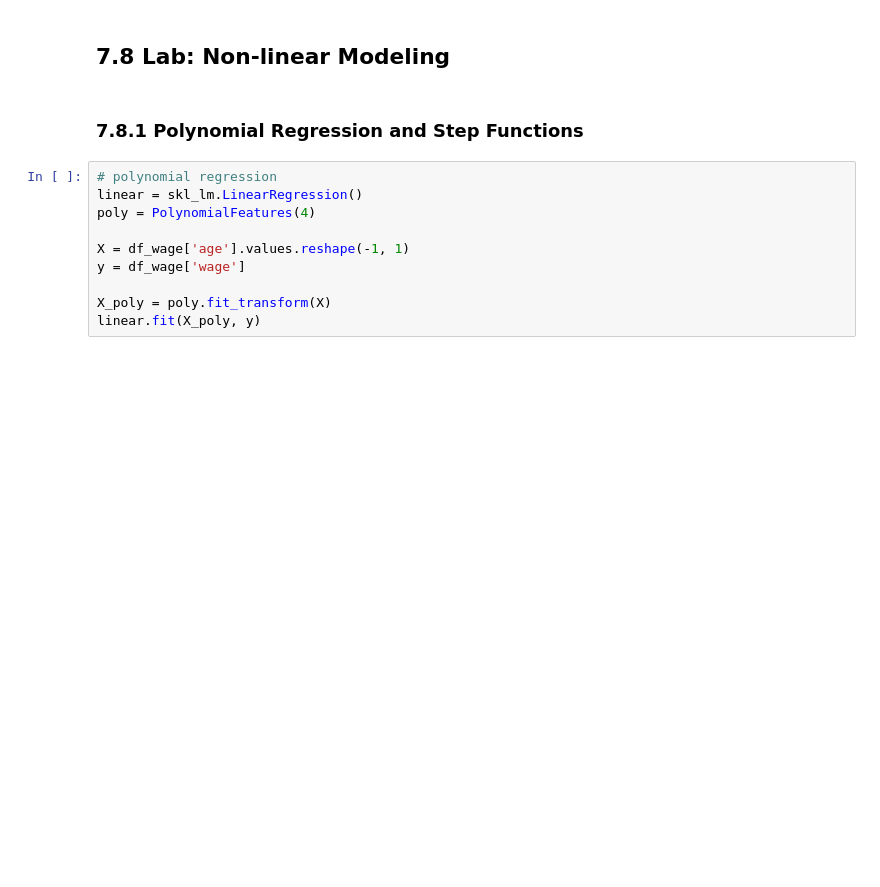
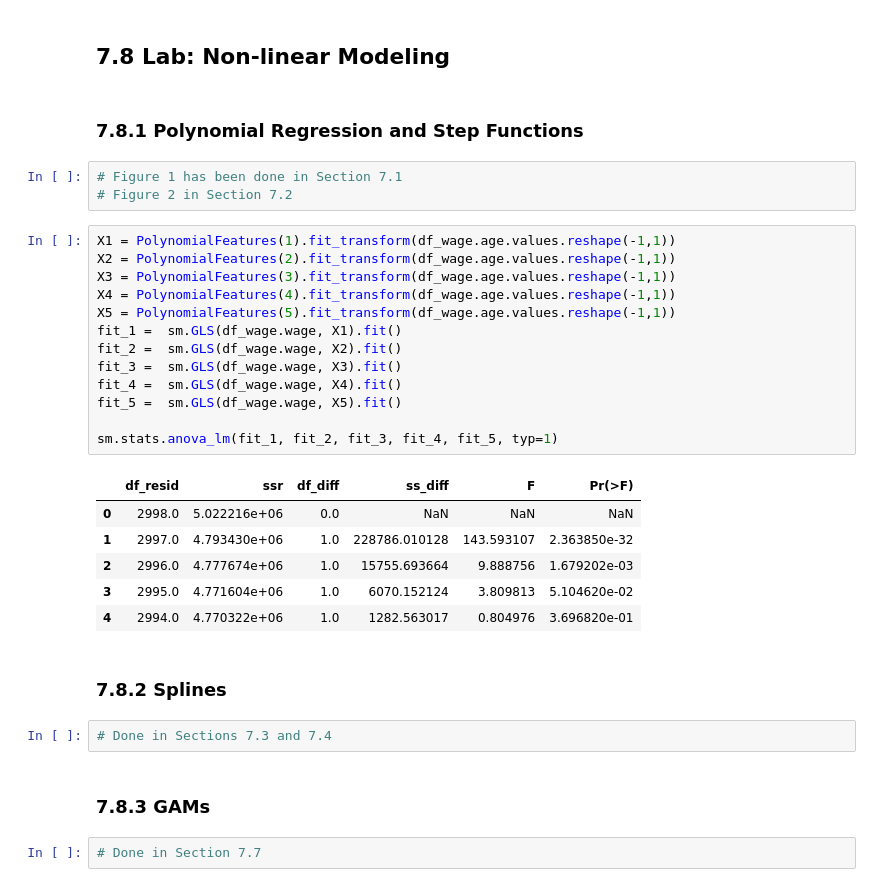
Before and after one commit to pedvide/ISLR_Python, a Jupyter notebook: Chapter7_Moving_Beyond_Linearity.ipynb, the cells around one changed output. Saved outputs shown, nothing was run; the diff lists cells and outputs as text; blank space fills up the shorter version.

```diff
--- a/Chapter7_Moving_Beyond_Linearity.ipynb
+++ b/Chapter7_Moving_Beyond_Linearity.ipynb
@@ -470,13 +530,34 @@ ax.set_ylabel('wage');
 ## 7.8 Lab: Non-linear Modeling
 # %% [markdown]
 ### 7.8.1 Polynomial Regression and Step Functions
-# %%
-# polynomial regression
-linear = skl_lm.LinearRegression()
-poly = PolynomialFeatures(4)
-
-X = df_wage['age'].values.reshape(-1, 1)
-y = df_wage['wage']
-
-X_poly = poly.fit_transform(X)
-linear.fit(X_poly, y)
+# %%
+# Figure 1 has been done in Section 7.1
+# Figure 2 in Section 7.2
+# %%
+X1 = PolynomialFeatures(1).fit_transform(df_wage.age.values.reshape(-1,1))
+X2 = PolynomialFeatures(2).fit_transform(df_wage.age.values.reshape(-1,1))
+X3 = PolynomialFeatures(3).fit_transform(df_wage.age.values.reshape(-1,1))
+X4 = PolynomialFeatures(4).fit_transform(df_wage.age.values.reshape(-1,1))
+X5 = PolynomialFeatures(5).fit_transform(df_wage.age.values.reshape(-1,1))
+fit_1 =  sm.GLS(df_wage.wage, X1).fit()
+fit_2 =  sm.GLS(df_wage.wage, X2).fit()
+fit_3 =  sm.GLS(df_wage.wage, X3).fit()
+fit_4 =  sm.GLS(df_wage.wage, X4).fit()
+fit_5 =  sm.GLS(df_wage.wage, X5).fit()
+
+sm.stats.anova_lm(fit_1, fit_2, fit_3, fit_4, fit_5, typ=1)
+# %% [output]
+|  | df_resid | ssr | df_diff | ss_diff | F | Pr(>F) |
+| 0 | 2998.0 | 5.022216e+06 | 0.0 | NaN | NaN | NaN |
+| 1 | 2997.0 | 4.793430e+06 | 1.0 | 228786.010128 | 143.593107 | 2.363850e-32 |
+| 2 | 2996.0 | 4.777674e+06 | 1.0 | 15755.693664 | 9.888756 | 1.679202e-03 |
+| 3 | 2995.0 | 4.771604e+06 | 1.0 | 6070.152124 | 3.809813 | 5.104620e-02 |
+| 4 | 2994.0 | 4.770322e+06 | 1.0 | 1282.563017 | 0.804976 | 3.696820e-01 |
+# %% [markdown]
+### 7.8.2 Splines
+# %%
+# Done in Sections 7.3 and 7.4
+# %% [markdown]
+### 7.8.3 GAMs
+# %%
+# Done in Section 7.7
```
Also changed, not shown: parts of 9 cells of this notebook.
